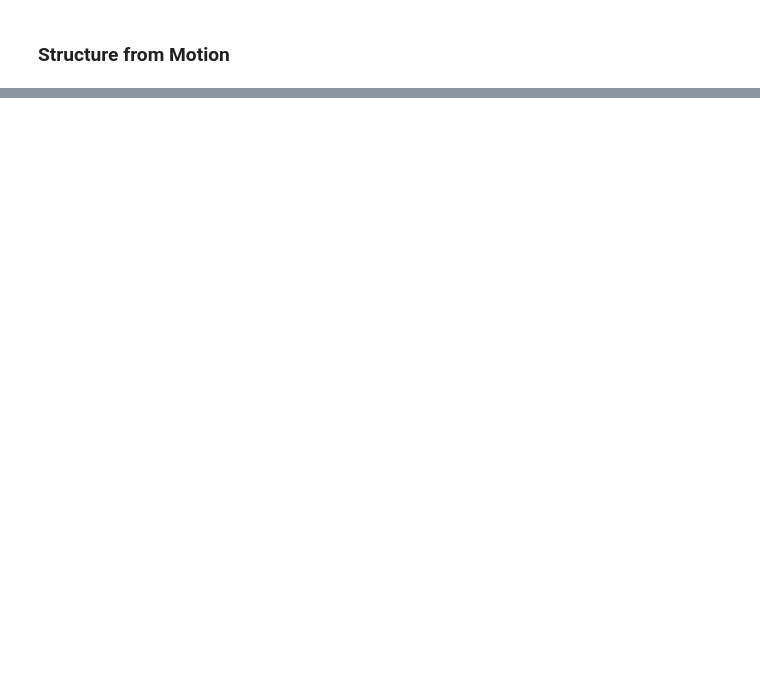
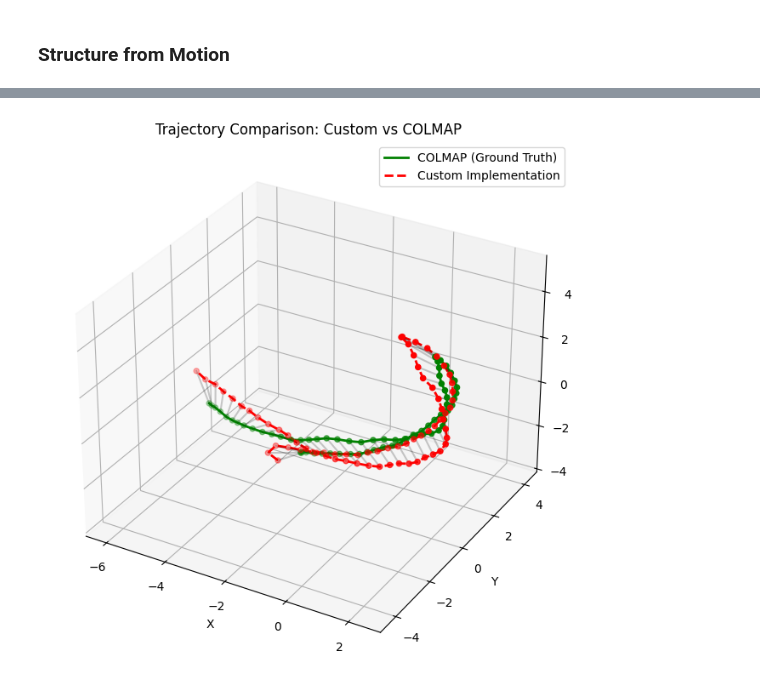
Before and after one commit to zackthomas1/gaussian-splatting, a Jupyter notebook: reconstruction.ipynb, the cells around one changed output, grey strips where cells are left out. Cells and saved outputs as stored; diff of their text form; code cells hidden in the pictures; blank space fills up the shorter version.

```diff
--- a/reconstruction.ipynb
+++ b/reconstruction.ipynb
@@ -615,0 +893,80 @@ True
+# %%
+# 1. Get custom trajectory dict from previous execution
+custom_trajectory = {}
+image_files = sorted(glob.glob(os.path.join(image_folder, "*.jpg")))
+
+for i in range(min(len(poses), len(image_files))):
+    filename = os.path.basename(image_files[i])
+    pose = poses[i]
+    R = pose[:3, :3]
+    t = pose[:3, 3]
+    center = -R.T @ t
+    custom_trajectory[filename] = center
+
+# 2. Get COLMAP trajectory
+# COLMAP sparse model output it should be in data/silverlakeCustom/sparse/0
+sparse_root = os.path.join(output_folder, "sparse")
+colmap_trajectory = {}
+
+if os.path.exists(sparse_root):
+    subdirs = [d for d in os.listdir(sparse_root) if os.path.isdir(os.path.join(sparse_root, d))]
+    if subdirs:
+        # Use the first model found (usually '0')
+        model_path = os.path.join(sparse_root, subdirs[0])
+        print(f"Loading COLMAP model from {model_path}")
+        colmap_trajectory = get_colmap_trajectory(model_path)
+    else:
+        print(f"No sparse model subdirectories found in {sparse_root}.")
+else:
+    print(f"Sparse directory not found: {sparse_root}")
+
+# 3. Align and Plot
+if colmap_trajectory and custom_trajectory:
+    aligned_custom, aligned_colmap, names = align_trajectories(custom_trajectory, colmap_trajectory)
+
+    if aligned_custom is not None:
+        # Plot
+        fig = plt.figure(figsize=(12, 8))
+        ax = fig.add_subplot(111, projection='3d')
+
+        ax.plot(aligned_colmap[:, 0], aligned_colmap[:, 1], aligned_colmap[:, 2], 'g-', label='COLMAP (Ground Truth)', linewidth=2)
+        ax.scatter(aligned_colmap[:, 0], aligned_colmap[:, 1], aligned_colmap[:, 2], c='g', s=20)
+
+        ax.plot(aligned_custom[:, 0], aligned_custom[:, 1], aligned_custom[:, 2], 'r--', label='Custom Implementation', linewidth=2)
+        ax.scatter(aligned_custom[:, 0], aligned_custom[:, 1], aligned_custom[:, 2], c='r', s=20)
+
+        # Draw lines connecting corresponding points
+        for i in range(len(aligned_custom)):
+            ax.plot([aligned_custom[i, 0], aligned_colmap[i, 0]],
+                    [aligned_custom[i, 1], aligned_colmap[i, 1]],
+                    [aligned_custom[i, 2], aligned_colmap[i, 2]], 'k-', alpha=0.2)
+
+        ax.set_title('Trajectory Comparison: Custom vs COLMAP')
+        ax.set_xlabel('X')
+        ax.set_ylabel('Y')
+        ax.set_zlabel('Z')
+        ax.legend()
+
+        # Set equal aspect ratio
+        all_pts = np.vstack((aligned_colmap, aligned_custom))
+        max_range = np.array([all_pts[:,0].max()-all_pts[:,0].min(),
+                              all_pts[:,1].max()-all_pts[:,1].min(),
+                              all_pts[:,2].max()-all_pts[:,2].min()]).max() / 2.0
+        mid_x = (all_pts[:,0].max()+all_pts[:,0].min()) * 0.5
+        mid_y = (all_pts[:,1].max()+all_pts[:,1].min()) * 0.5
+        mid_z = (all_pts[:,2].max()+all_pts[:,2].min()) * 0.5
+        ax.set_xlim(mid_x - max_range, mid_x + max_range)
+        ax.set_ylim(mid_y - max_range, mid_y + max_range)
+        ax.set_zlim(mid_z - max_range, mid_z + max_range)
+
+        plt.show()
+
+        # Compute error
+        errors = np.linalg.norm(aligned_custom - aligned_colmap, axis=1)
+        print(f"Mean Position Error: {np.mean(errors):.4f}")
+        print(f"Max Position Error: {np.max(errors):.4f}")
+    else:
+        print("Alignment failed.")
+else:
+    print("Could not compare trajectories. Ensure both custom reconstruction and COLMAP pipeline have run.")
+# %% [output]
@@ -615,0 +974 @@ True
+[figure, added]
```
Also changed, not shown: parts of 30 cells of this notebook.
